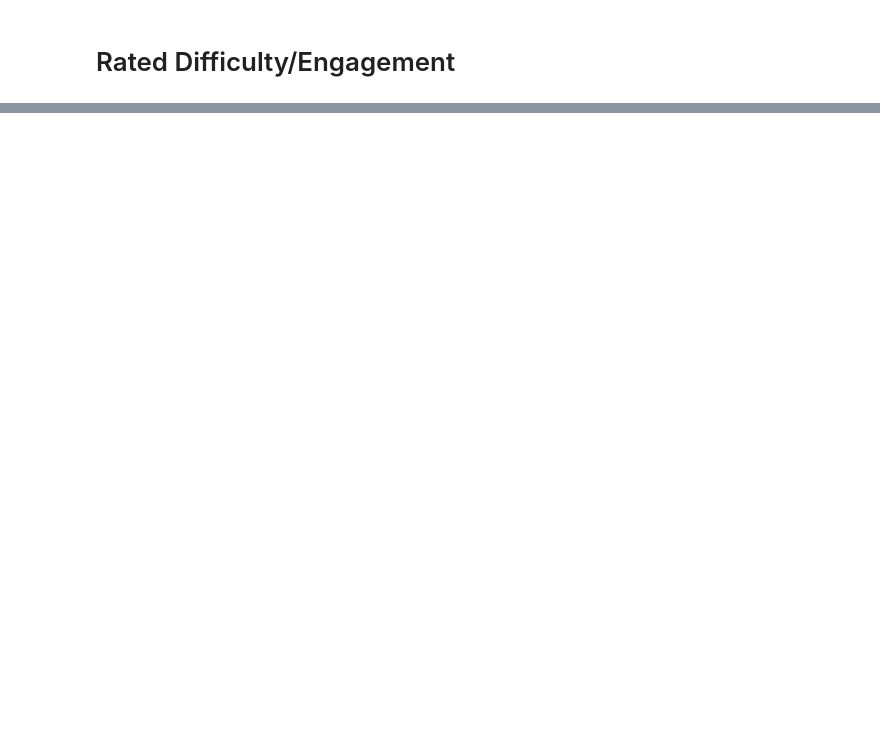
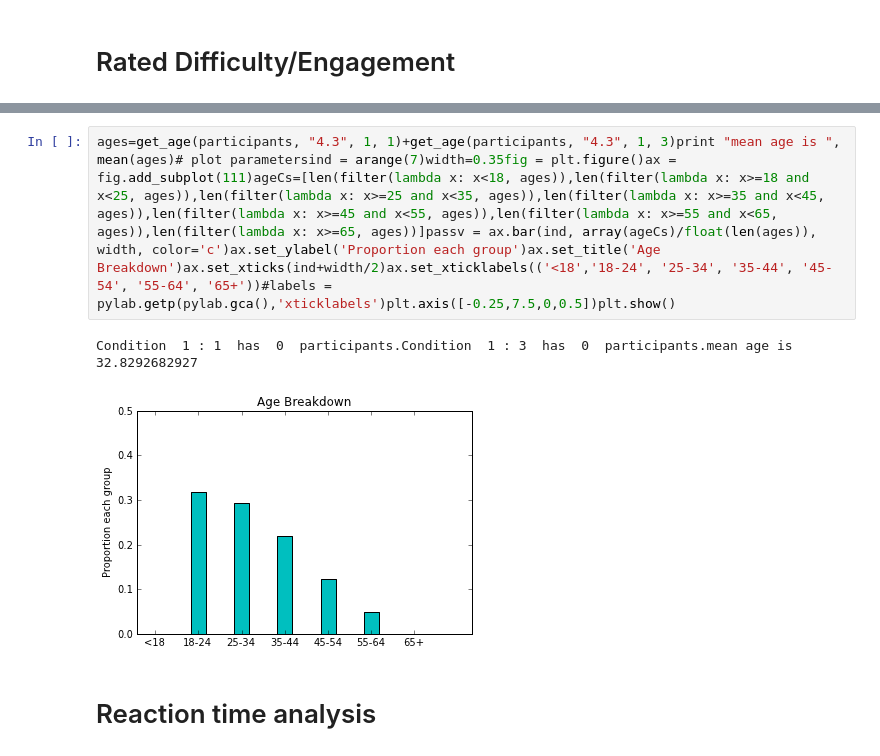
Before and after one commit to NYUCCL/CrumpMcDonnellGureckis2013, a Jupyter notebook: dataanalysis/ActiveLearning_SHJ.ipynb, the cells around one changed output, grey strips where cells are left out. Saved outputs shown, nothing was run; the diff lists cells and outputs as text; blank space fills up the shorter version.

Commit message:
some more exploratory data analysis.  no stats yet devin, will come next after some clean-up/consolidation.

```diff
--- a/dataanalysis/ActiveLearning_SHJ.ipynb
+++ b/dataanalysis/ActiveLearning_SHJ.ipynb
@@ -65,0 +97,7 @@ Condition  1 : 0  has  40  participants.Condition  1 : 1  has  35  participants.
+# %%
+ages=get_age(participants, "4.3", 1, 1)+get_age(participants, "4.3", 1, 3)print "mean age is ", mean(ages)# plot parametersind = arange(7)width=0.35fig = plt.figure()ax = fig.add_subplot(111)ageCs=[len(filter(lambda x: x<18, ages)),len(filter(lambda x: x>=18 and x<25, ages)),len(filter(lambda x: x>=25 and x<35, ages)),len(filter(lambda x: x>=35 and x<45, ages)),len(filter(lambda x: x>=45 and x<55, ages)),len(filter(lambda x: x>=55 and x<65, ages)),len(filter(lambda x: x>=65, ages))]passv = ax.bar(ind, array(ageCs)/float(len(ages)), width, color='c')ax.set_ylabel('Proportion each group')ax.set_title('Age Breakdown')ax.set_xticks(ind+width/2)ax.set_xticklabels(('<18','18-24', '25-34', '35-44', '45-54', '55-64', '65+'))#labels = pylab.getp(pylab.gca(),'xticklabels')plt.axis([-0.25,7.5,0,0.5])plt.show()
+# %% [output]
+Condition  1 : 1  has  0  participants.Condition  1 : 3  has  0  participants.mean age is  32.8292682927
+[figure, added]
+# %% [markdown]
+# Reaction time analysis
```
Also changed, not shown: parts of 28 cells of this notebook, 3 other files.
